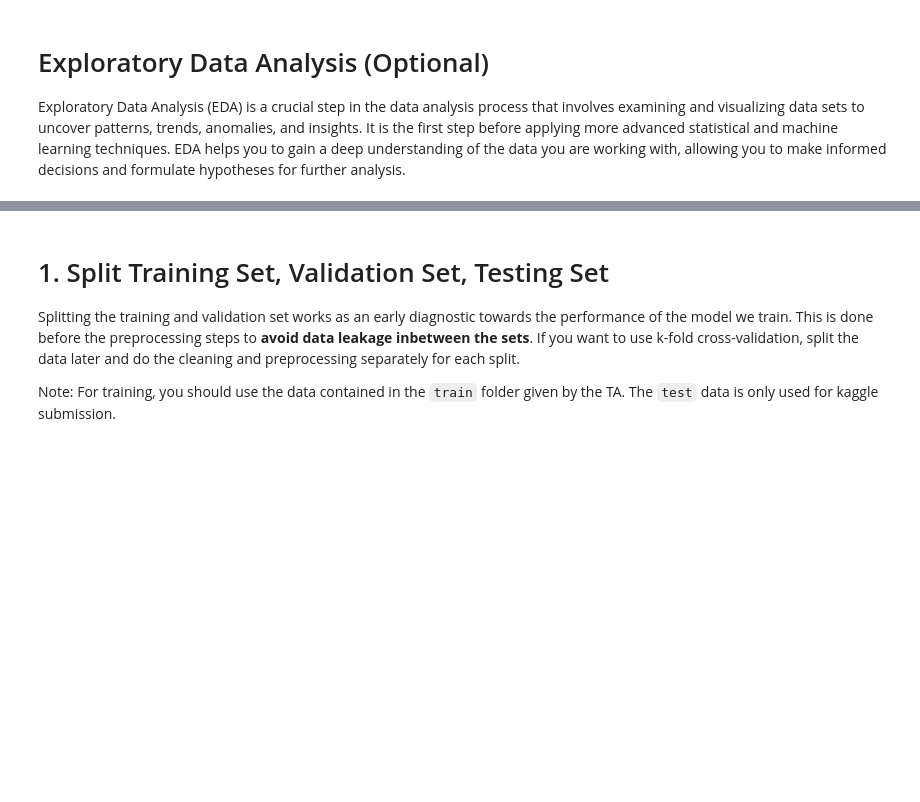
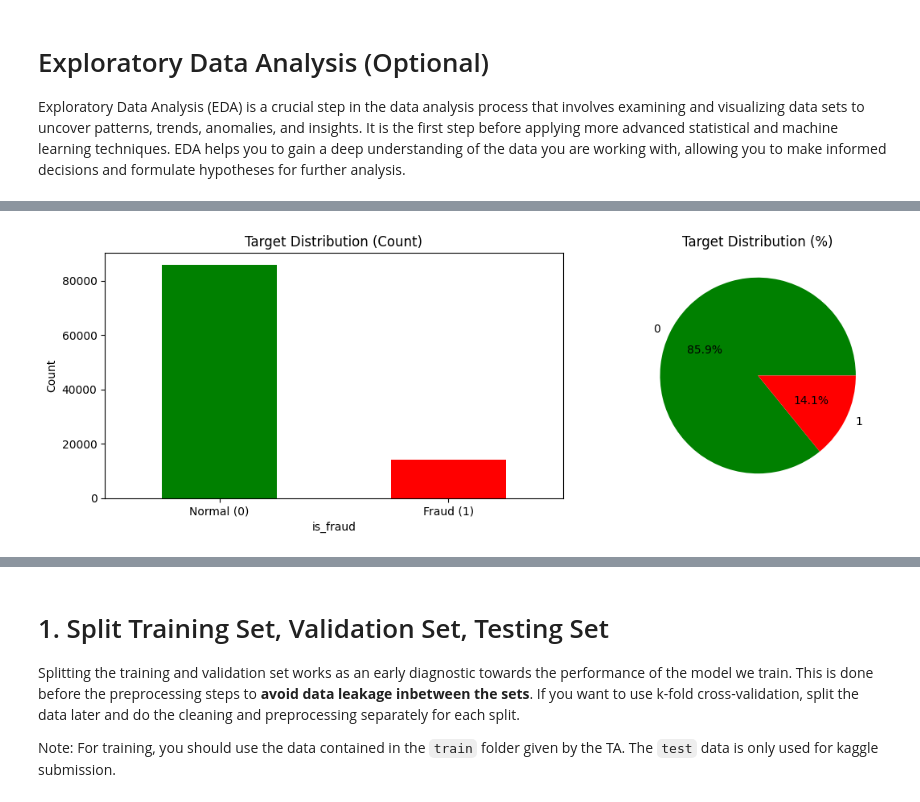
Before and after one commit to pablonification/tubes-ai2, a Jupyter notebook: src/IF3070_Dasar_Artificial_Intelligence___Tugas_Besar_2_Notebook_Template.ipynb, the cells around one changed output, grey strips where cells are left out. Cells and saved outputs as stored; diff of their text form; code cells hidden in the pictures; blank space fills up the shorter version.

Commit message:
feat: add data understanding and preparation, features engineering, and building pipeline

```diff
--- a/src/IF3070_Dasar_Artificial_Intelligence___Tugas_Besar_2_Notebook_Template.ipynb
+++ b/src/IF3070_Dasar_Artificial_Intelligence___Tugas_Besar_2_Notebook_Template.ipynb
@@ -28,0 +40,11 @@ import numpy as np
+# %%
+
+DATA_PATH = 'https://raw.githubusercontent.com/pablonification/tubes-ai2/refs/heads/main/data/'
+
+train_df = pd.read_csv(f"{DATA_PATH}train.csv")
+test_df = pd.read_csv(f"{DATA_PATH}test.csv")
+
+print(f"Training set shape: {train_df.shape}")
+print(f"Test set shape: {test_df.shape}")
+print(f"\nTarget distribution:")
+print(train_df["is_fraud"].value_counts(normalize=True))
@@ -34,0 +64,68 @@ Exploratory Data Analysis (EDA) is a crucial step in the data analysis process t
+# %%
+# Basic Info
+print("="*60)
+print(f"\nTrain Shape: {train_df.shape}")
+print(f"Test Shape: {test_df.shape}")
+
+print("\nINFO: Data types:")
+print(train_df.dtypes.value_counts())
+
+print("\nINFO: Unique values:")
+print(train_df.nunique())
+
+print("\nINFO: Describe:")
+print(train_df.describe())
+
+# Target Distribution
+print("\n" + "="*60)
+print("\nINFO: Target Distribution (is_fraud):")
+target_counts = train_df['is_fraud'].value_counts()
+print(f"target_counts>>>>{target_counts}")
+
+target_pct = train_df['is_fraud'].value_counts(normalize=True) * 100
+print(f"target_pct>>>>{target_pct}")
+
+print(f"\nClass 0 (Normal): {target_counts[0]:,} ({target_pct[0]:.2f}%)")
+print(f"Class 1 (Fraud):  {target_counts[1]:,} ({target_pct[1]:.2f}%)")
+print(f"\nImbalance Ratio: {target_counts[0]/target_counts[1]:.2f}:1")
+
+# Visualisasi
+fig, ax = plt.subplots(1,2, figsize=(12,4))
+target_counts.plot(kind='bar', ax=ax[0], color=['green', 'red'])
+ax[0].set_title('Target Distribution (Count)')
+ax[0].set_xlabel('is_fraud')
+ax[0].set_ylabel('Count')
+ax[0].set_xticklabels(['Normal (0)', 'Fraud (1)'], rotation=0)
+target_pct.plot(kind='pie', ax=ax[1], autopct='%.1f%%', colors=['green', 'red'])
+ax[1].set_title('Target Distribution (%)')
+ax[1].set_ylabel('')
+plt.tight_layout()
+plt.show()
+
+# missing values
+print("\n" + "="*60)
+print("\nINFO: Missing Values:")
+
+missing = train_df.isnull().sum()
+print(f"missing>>>>>{missing}")
+
+missing_pct = (missing / len(train_df)) * 100
+print(f"missing_pct>>>>>{missing_pct}")
+
+missing_df = pd.DataFrame({'Missing Count': missing, 'Missing %': missing_pct}).sort_values('Missing Count', ascending=False)
+missing_df = missing_df[missing_df['Missing Count'] > 0]
+
+if len(missing_df) > 0:
+    print(f"\nColumns with missing values: {len(missing_df)}")
+    print(missing_df)
+else:
+    print("\nNo missing values found!")
+
+# Numeric Features
+print("\n" + "="*60)
+print("\nINFO: Numeric Features:")
+numeric_cols = train_df.select_dtypes(include=[np.number]).columns.tolist()
+print(f"\nNumeric columns ({len(numeric_cols)}): {numeric_cols}")
+print("\nStatistics:")
+train_df[numeric_cols].describe()
+# %% [output]
@@ -34,0 +149 @@ Exploratory Data Analysis (EDA) is a crucial step in the data analysis process t
+[figure, added]
```
Also changed, not shown: parts of 30 cells of this notebook.
